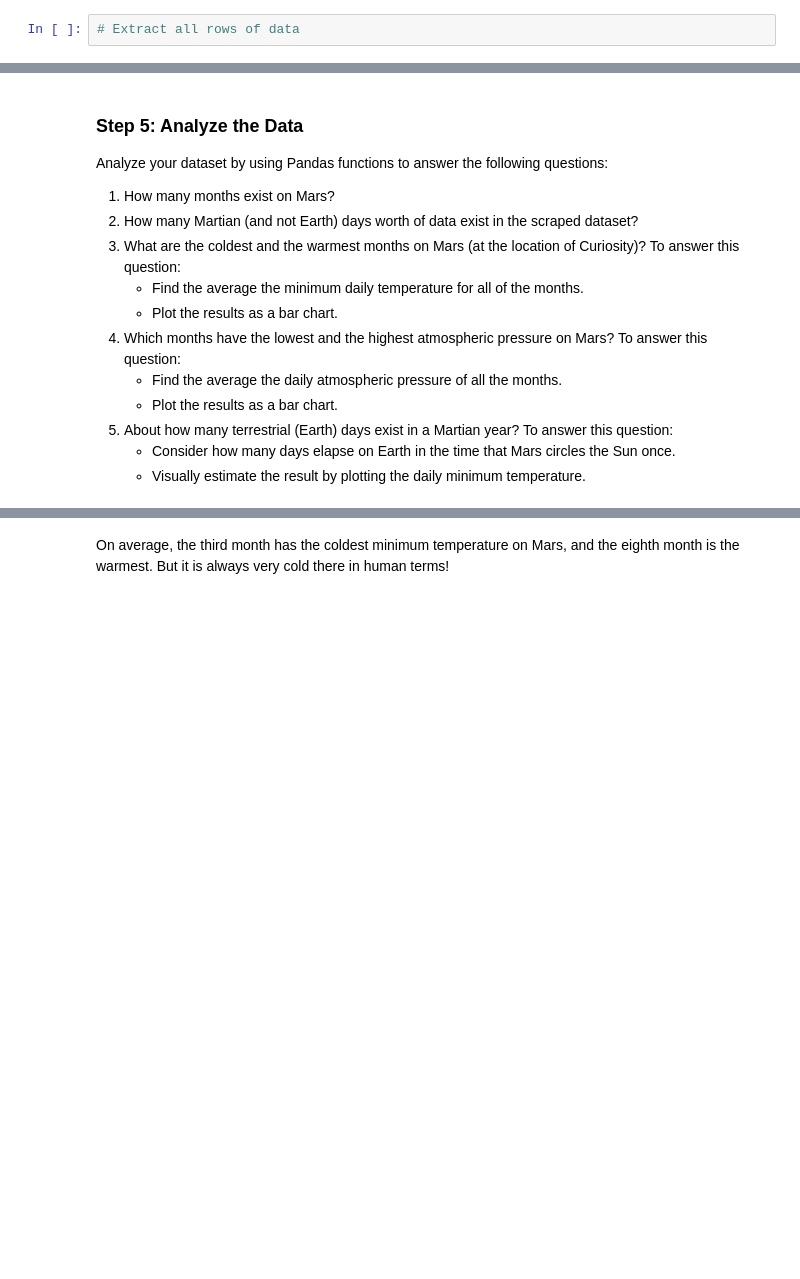
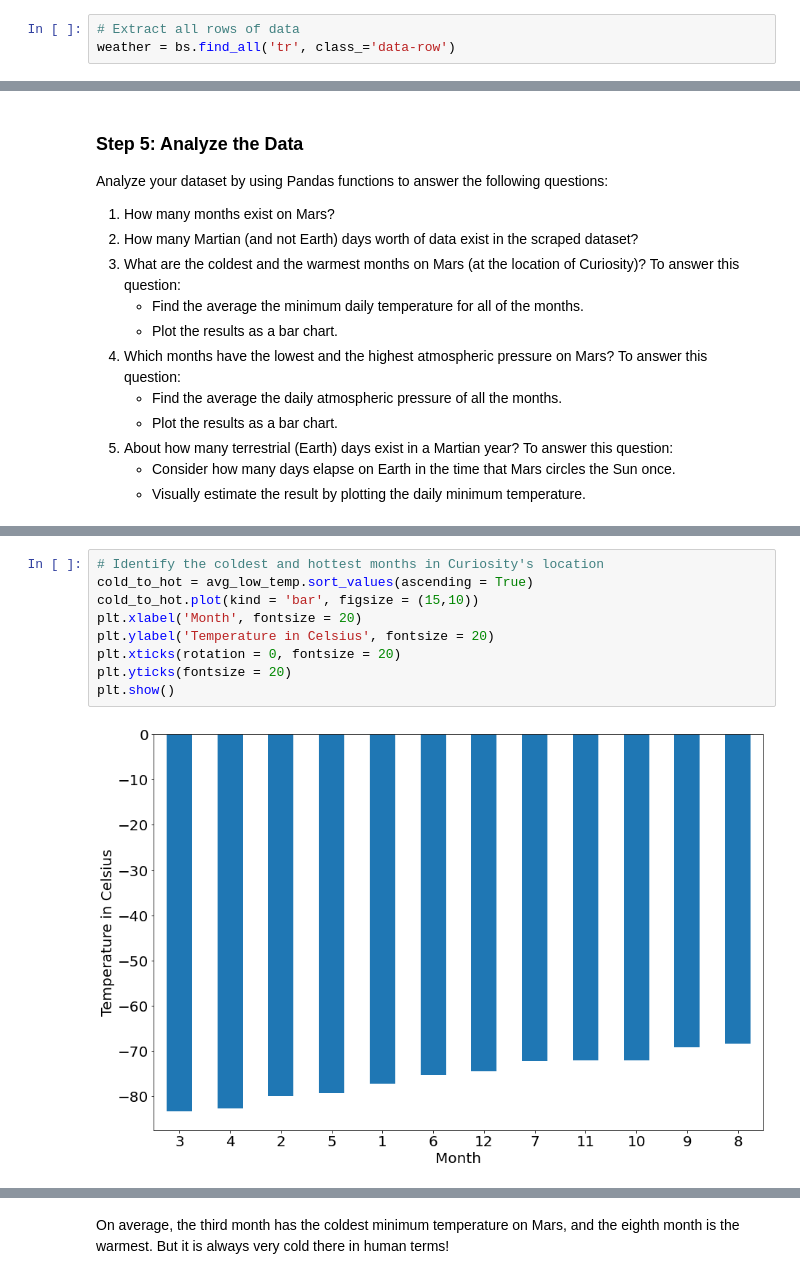
Before and after one commit to JeremyTallant/web-scraping-challenge, a Jupyter notebook: part_2_mars_weather.ipynb, the cells around one changed output, grey strips where cells are left out. Saved outputs shown, nothing was run; the diff lists cells and outputs as text; blank space fills up the shorter version.

```diff
--- a/part_2_mars_weather.ipynb
+++ b/part_2_mars_weather.ipynb
@@ -31,5 +35,6 @@ Note that this can also be achieved by using the Pandas `read_html` function. Ho
 # %%
 # Extract all rows of data
+weather = bs.find_all('tr', class_='data-row')
 # %% [markdown]
 ### Step 3: Store the Data
 
@@ -151,2 +194,13 @@ Name: min_temp, dtype: float64
+# %%
+# Identify the coldest and hottest months in Curiosity's location
+cold_to_hot = avg_low_temp.sort_values(ascending = True)
+cold_to_hot.plot(kind = 'bar', figsize = (15,10))
+plt.xlabel('Month', fontsize = 20)
+plt.ylabel('Temperature in Celsius', fontsize = 20)
+plt.xticks(rotation = 0, fontsize = 20)
+plt.yticks(fontsize = 20)
+plt.show()
+# %% [output]
+[figure, added]
 # %%
 # 4. Average pressure by Martian month
```
Also changed, not shown: parts of 22 cells of this notebook, 4 other files.
